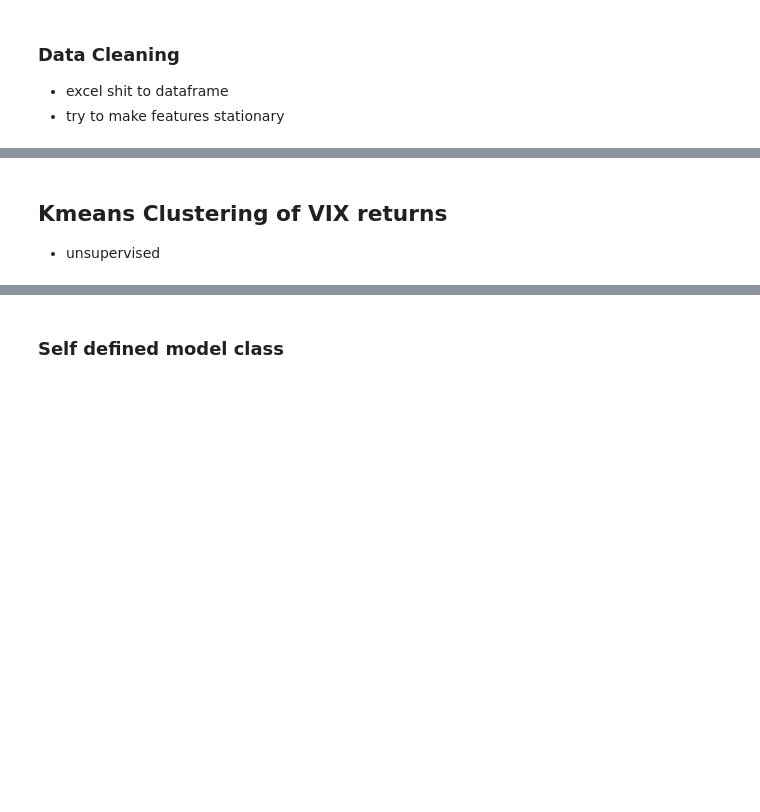
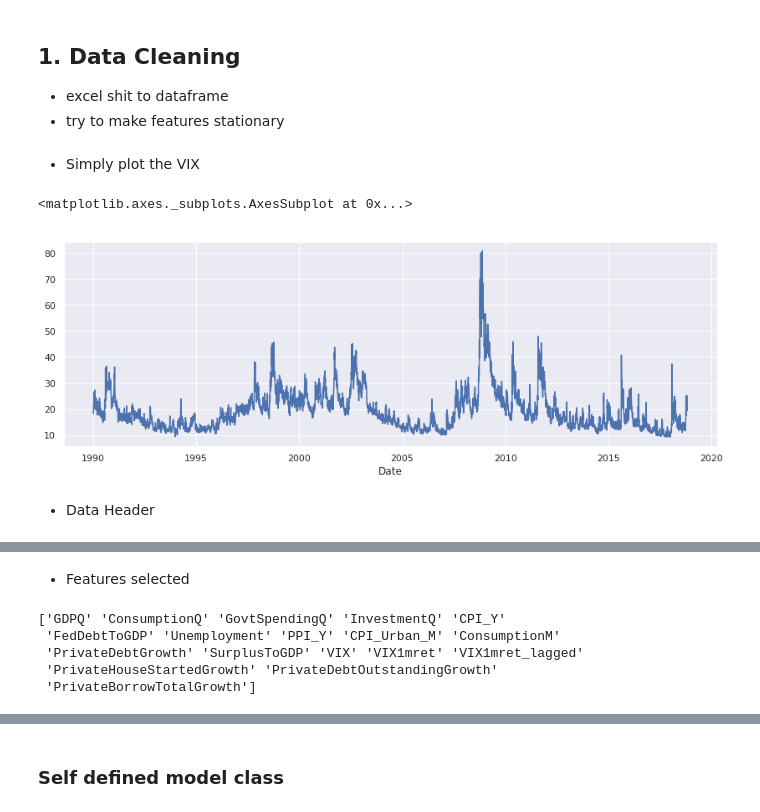
Before and after one commit to ShawnZhouu/VIXPrediction, a Jupyter notebook: MacroPredictsVIX.ipynb, the cells around one changed output, grey strips where cells are left out. Drawn from its saved outputs; the diff is of its cells as text; code cells hidden in the pictures; blank space fills up the shorter version.

```diff
--- a/MacroPredictsVIX.ipynb
+++ b/MacroPredictsVIX.ipynb
@@ -11,5 +19,5 @@ import seaborn; seaborn.set()
 # %% [markdown]
-### Data Cleaning
+## 1. Data Cleaning
 - excel shit to dataframe
 - try to make features stationary
 # %%
@@ -47,4 +57,14 @@ dataD['VIX1dret_lagged'] = dataD['VIX']/dataD['VIX'].shift(1)-1
 #dataD['VIX1dret'].map(float).hist(bins=20)
+# %% [markdown]
+- Simply plot the VIX
+# %%
+# Simply plot VIX
+dataD['VIX'].plot(figsize = (14,4.5))
+# %% [output]
+<matplotlib.axes._subplots.AxesSubplot at 0x...>
+[figure, added]
+# %% [markdown]
+- Data Header
 # %%
 dataM.head()
 # %% [output]
@@ -55,6 +75,13 @@ dataM.head()
 | 1990-05-31 | 4.4 | 3.4 | 6.6 | 4 | 5.23 | 52.747 | 5.3 | 3.1 | ... |
 | 1990-06-29 | 1.5 | 1.2 | 0.6 | 0.1 | 4.6 | 52.747 | 5.33 | 3.1 | ... |
 | 1990-07-31 | 1.5 | 1.2 | 0.6 | 0.1 | 4.6 | 53.753 | 5.33 | 3.6 | ... |
-# %% [markdown]
-## Kmeans Clustering of VIX returns
-- unsupervised
+# %% [markdown]
+- Features selected
+# %%
+print(dataM.columns.values)
+# %% [output]
+['GDPQ' 'ConsumptionQ' 'GovtSpendingQ' 'InvestmentQ' 'CPI_Y'
+ 'FedDebtToGDP' 'Unemployment' 'PPI_Y' 'CPI_Urban_M' 'ConsumptionM'
+ 'PrivateDebtGrowth' 'SurplusToGDP' 'VIX' 'VIX1mret' 'VIX1mret_lagged'
+ 'PrivateHouseStartedGrowth' 'PrivateDebtOutstandingGrowth'
+ 'PrivateBorrowTotalGrowth']
```
Also changed, not shown: parts of 31 cells of this notebook.
